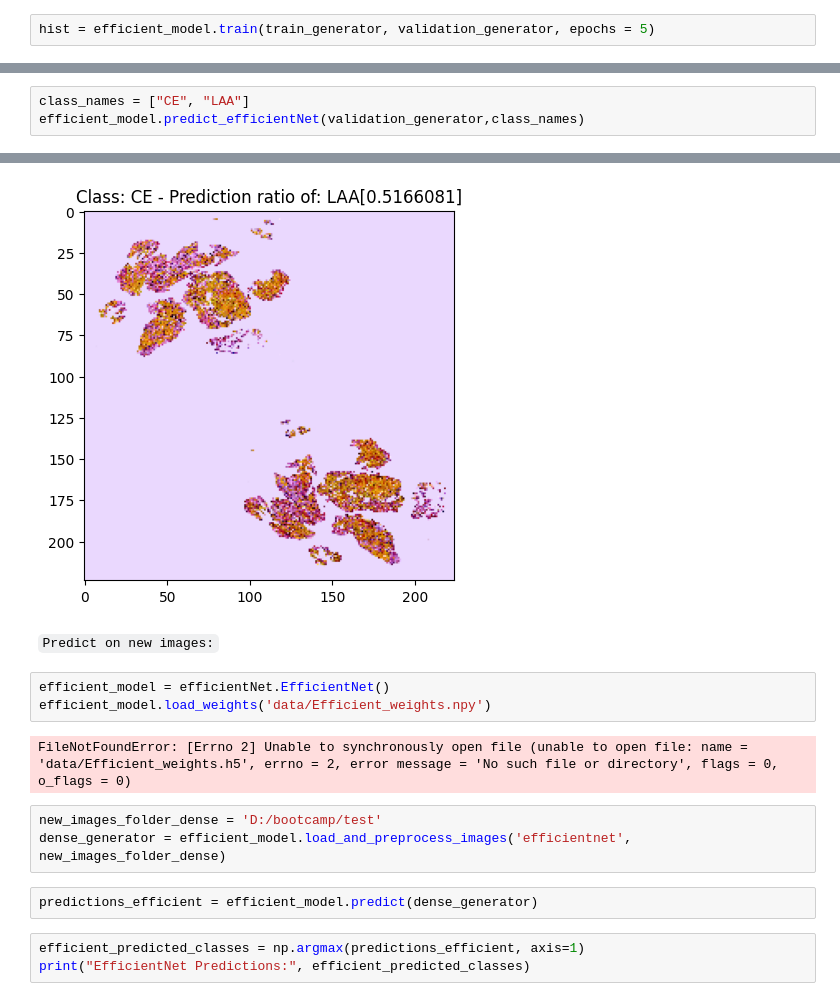
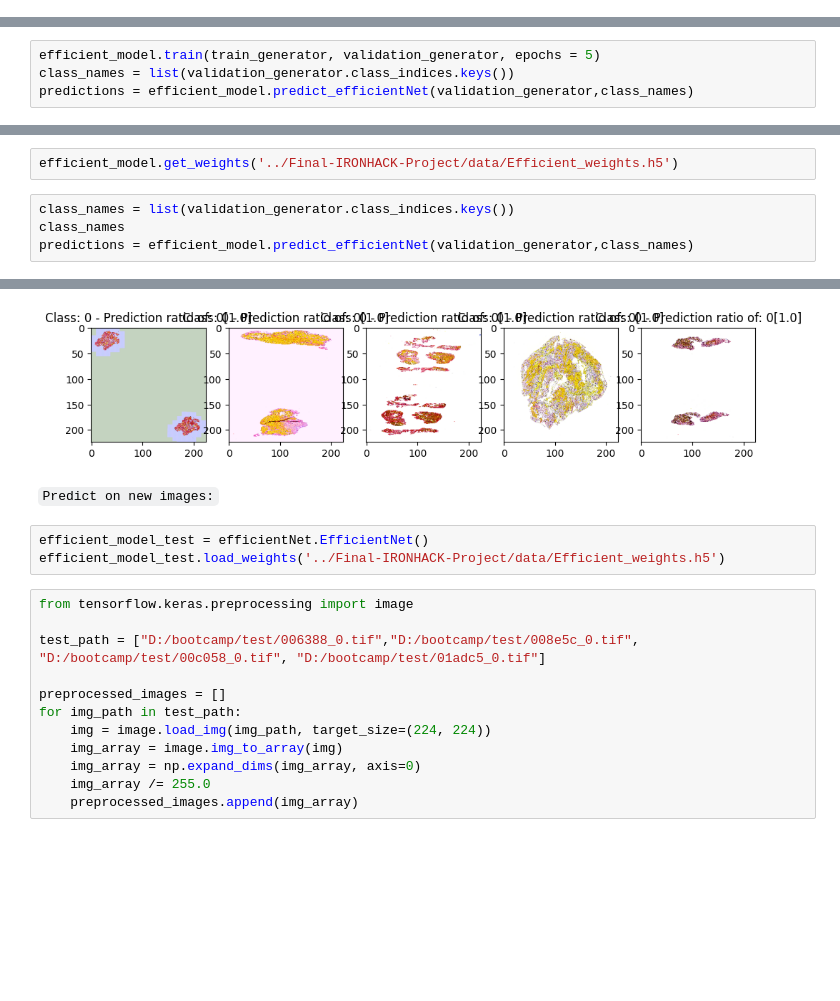
Before and after one commit to sarabenitezinglott/Final-IRONHACK-Project, a Jupyter notebook: efficientNet.ipynb, the cells around one changed output, grey strips where cells are left out. Saved outputs shown, nothing was run; the diff lists cells and outputs as text; blank space fills up the shorter version.

```diff
--- a/efficientNet.ipynb
+++ b/efficientNet.ipynb
@@ -42,3 +56 @@ Non-trainable params: 4052131 (15.46 MB)
 __________________________________________________________________________________________________
-# %%
-hist = efficient_model.train(train_generator, validation_generator, epochs = 5)
@@ -48,0 +57,4 @@ efficient_model.get_weights()
+# %%
+efficient_model.train(train_generator, validation_generator, epochs = 5)
+class_names = list(validation_generator.class_indices.keys())
+predictions = efficient_model.predict_efficientNet(validation_generator,class_names)
@@ -49,4 +190,7 @@ efficient_model.get_weights()
+# %%
+efficient_model.get_weights('../Final-IRONHACK-Project/data/Efficient_weights.h5')
 # %%
-class_names = ["CE", "LAA"]
-efficient_model.predict_efficientNet(validation_generator,class_names)
+class_names = list(validation_generator.class_indices.keys())
+class_names
+predictions = efficient_model.predict_efficientNet(validation_generator,class_names)
 # %% [output]
@@ -54,16 +198,18 @@ efficient_model.predict_efficientNet(validation_generator,class_names)
-[figure, old version]
+[figure, new version]
 # %% [markdown]
 `Predict on new images:`
 # %%
-efficient_model = efficientNet.EfficientNet()
-efficient_model.load_weights('data/Efficient_weights.npy')
+efficient_model_test = efficientNet.EfficientNet()
+efficient_model_test.load_weights('../Final-IRONHACK-Project/data/Efficient_weights.h5')
-# %% [output]
-FileNotFoundError: [Errno 2] Unable to synchronously open file (unable to open file: name = 'data/Efficient_weights.h5', errno = 2, error message = 'No such file or directory', flags = 0, o_flags = 0)
-# %%
-new_images_folder_dense = 'D:/bootcamp/test'
-dense_generator = efficient_model.load_and_preprocess_images('efficientnet', new_images_folder_dense)
-# %%
-predictions_efficient = efficient_model.predict(dense_generator)
-# %%
-efficient_predicted_classes = np.argmax(predictions_efficient, axis=1)
-print("EfficientNet Predictions:", efficient_predicted_classes)
+# %%
+from tensorflow.keras.preprocessing import image
+
+test_path = ["D:/bootcamp/test/006388_0.tif","D:/bootcamp/test/008e5c_0.tif", "D:/bootcamp/test/00c058_0.tif", "D:/bootcamp/test/01adc5_0.tif"]
+
+preprocessed_images = []
+for img_path in test_path:
+    img = image.load_img(img_path, target_size=(224, 224))
+    img_array = image.img_to_array(img)
+    img_array = np.expand_dims(img_array, axis=0)
+    img_array /= 255.0
+    preprocessed_images.append(img_array)
```
Also changed, not shown: parts of 16 cells of this notebook, 8 other files.
